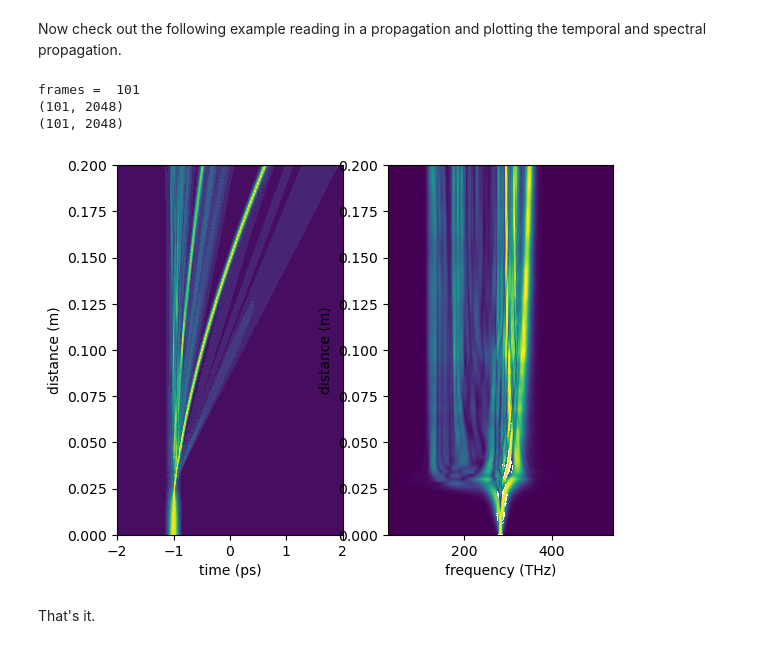
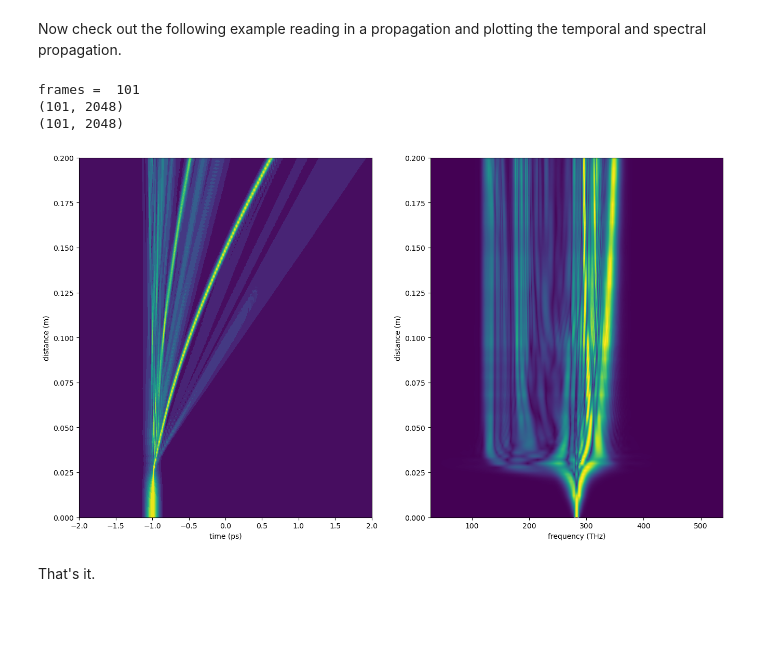
Before and after one commit to TomFD/fiberdesk-pytools, a Jupyter notebook: read old propagation files - bpf.ipynb, the cells around one changed output. Saved outputs shown, nothing was run; the diff lists cells and outputs as text; code cells hidden in the pictures; blank space fills up the shorter version.

Commit message:
new size and resolution for plots

```diff
--- a/read old propagation files - bpf.ipynb
+++ b/read old propagation files - bpf.ipynb
@@ -112,35 +112,35 @@ for i in range(fd.frames):
     if abs(_max) > 0.0:
         spec[i] /= _max
 
-fig1 = plt.figure()
+fig1 = plt.figure(figsize=(16, 9), dpi=100)
 ax = fig1.add_subplot(121)
 bx = fig1.add_subplot(122)
 
 colors = 16
 levels = np.linspace(0.0, np.max(field), colors)
 # draw the field
 x = np.linspace(t_min, t_max, fd.datapoints)
 y = np.linspace(0.0, fd.distance, fd.frames)
 X, Y = np.meshgrid(x, y)
 p1 = ax.contourf(X, Y, field, levels, extend='both')
 ax.set_xlabel('time (ps)')
 ax.set_ylabel('distance (m)')
 
 # draw the spectrum
 levels = np.linspace(0.0, np.max(spec), N)
 x = np.linspace(s_min, s_max, fd.datapoints)
 y = np.linspace(0.0, fd.distance, fd.frames)
 X, Y = np.meshgrid(x, y)
 p2 = bx.contourf(X, Y, spec, levels, extend='both')
 
 bx.set_xlabel('frequency (THz)')
 bx.set_ylabel('distance (m)')
 
 plt.show()
 # %% [output]
 frames =  101
 (101, 2048)
 (101, 2048)
-[figure, old version]
+[figure, new version]
 # %% [markdown]
 That's it.
```
Also changed, not shown: 1 other file.
